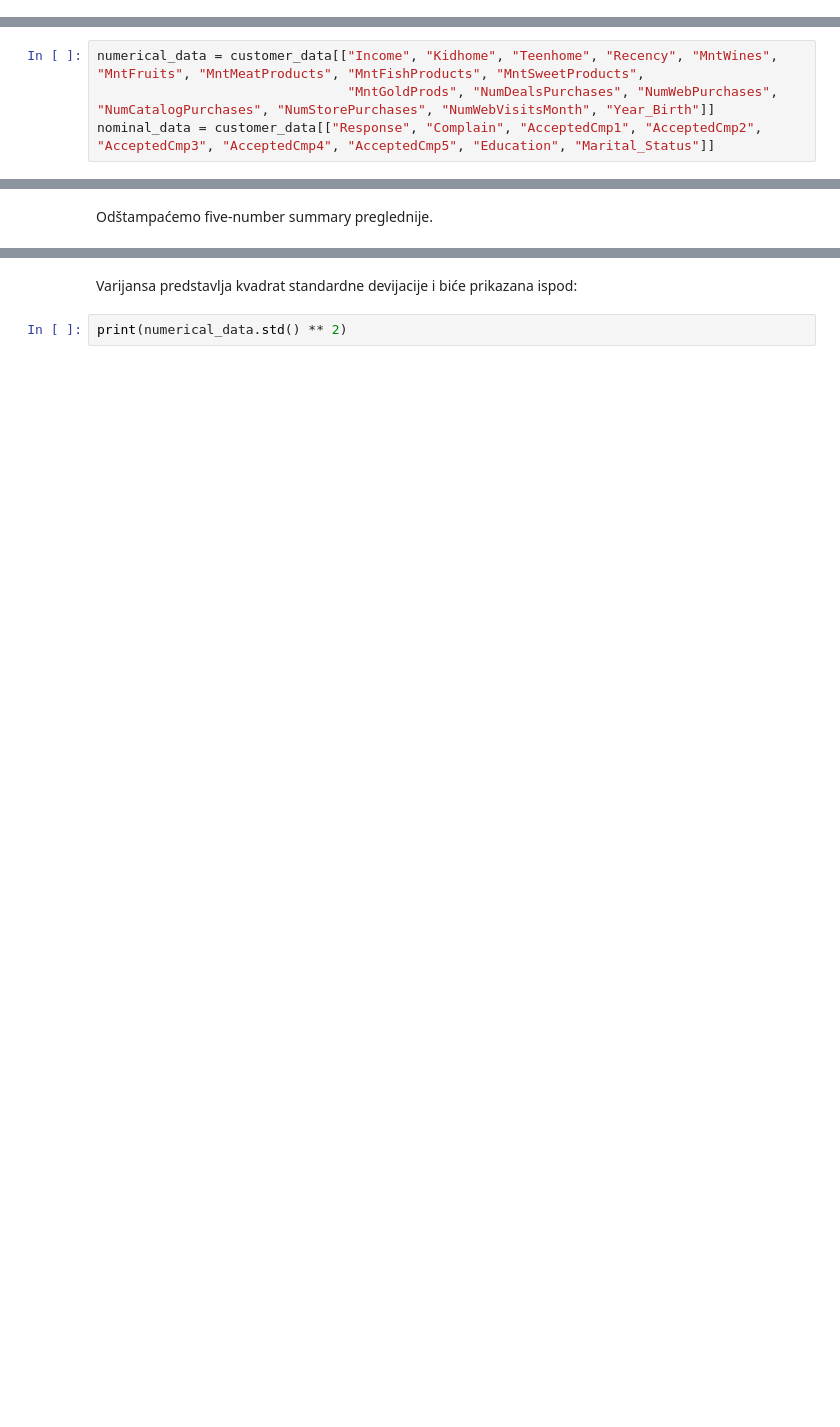
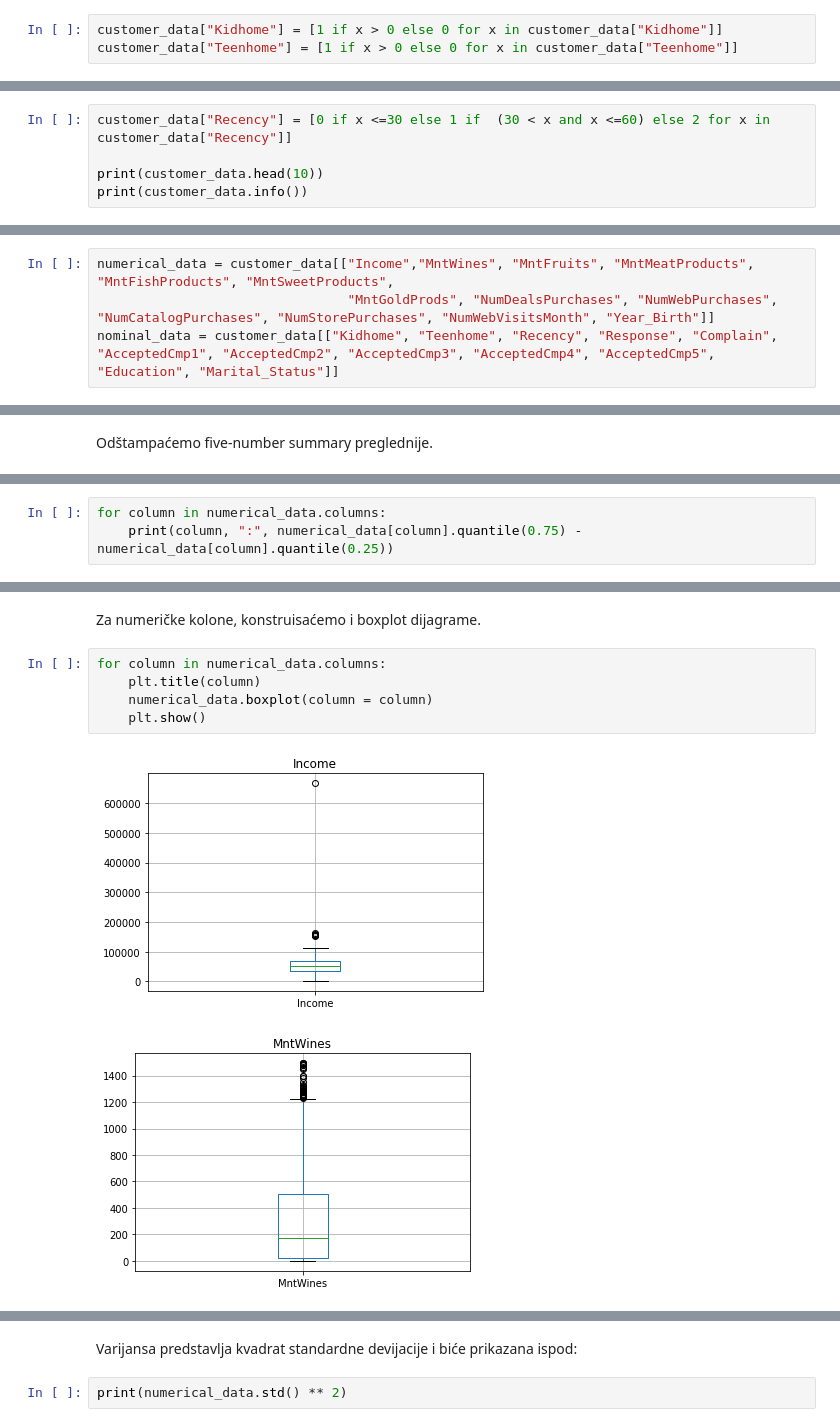
Before and after one commit to AndjelijaMladenovic00/Kvalitet-podataka, a Jupyter notebook: kvalitet_podataka.ipynb, the cells around one changed output, grey strips where cells are left out. Drawn from its saved outputs; the diff is of its cells as text; blank space fills up the shorter version.

```diff
--- a/kvalitet_podataka.ipynb
+++ b/kvalitet_podataka.ipynb
@@ -68,3 +49,6 @@ U ovom dataset-u, imamo:
+# %%
+customer_data["Kidhome"] = [1 if x > 0 else 0 for x in customer_data["Kidhome"]]
+customer_data["Teenhome"] = [1 if x > 0 else 0 for x in customer_data["Teenhome"]]
 # %% [markdown]
 Kada je u pitanju podela podataka na diskretne i kontinualne, ovde imamo primere i jednih i drugih, i to:
 - Diskretni: "Marital_Status", "Education"...
@@ -71,0 +60,5 @@ Kada je u pitanju podela podataka na diskretne i kontinualne, ovde imamo primere
+# %%
+customer_data["Recency"] = [0 if x <=30 else 1 if  (30 < x and x <=60) else 2 for x in customer_data["Recency"]]
+
+print(customer_data.head(10))
+print(customer_data.info())
@@ -82,7 +93,7 @@ Za nominalne vrednosti izračunaćemo samo mod podataka, jer ostale dve mere nem
 # %%
-numerical_data = customer_data[["Income", "Kidhome", "Teenhome", "Recency", "MntWines", "MntFruits", "MntMeatProducts", "MntFishProducts", "MntSweetProducts",
+numerical_data = customer_data[["Income","MntWines", "MntFruits", "MntMeatProducts", "MntFishProducts", "MntSweetProducts",
                                 "MntGoldProds", "NumDealsPurchases", "NumWebPurchases", "NumCatalogPurchases", "NumStorePurchases", "NumWebVisitsMonth", "Year_Birth"]]
-nominal_data = customer_data[["Response", "Complain", "AcceptedCmp1", "AcceptedCmp2", "AcceptedCmp3", "AcceptedCmp4", "AcceptedCmp5", "Education", "Marital_Status"]]
+nominal_data = customer_data[["Kidhome", "Teenhome", "Recency", "Response", "Complain", "AcceptedCmp1", "AcceptedCmp2", "AcceptedCmp3", "AcceptedCmp4", "AcceptedCmp5", "Education", "Marital_Status"]]
 # %% [markdown]
 Sada ćemo prikazati mere centralne tendencije za numeričke podatke:
 # %%
@@ -298,0 +312,3 @@ Year_Birth { 1893 1959.0 1970.0 1977.0 1996 }
+# %%
+for column in numerical_data.columns:
+    print(column, ":", numerical_data[column].quantile(0.75) - numerical_data[column].quantile(0.25))
@@ -298,0 +329,10 @@ Year_Birth { 1893 1959.0 1970.0 1977.0 1996 }
+# %% [markdown]
+Za numeričke kolone, konstruisaćemo i boxplot dijagrame.
+# %%
+for column in numerical_data.columns:
+    plt.title(column)
+    numerical_data.boxplot(column = column)
+    plt.show()
+# %% [output]
+[figure, added]
+[figure, added]
```
Also changed, not shown: parts of 62 cells of this notebook, 1 other file.
